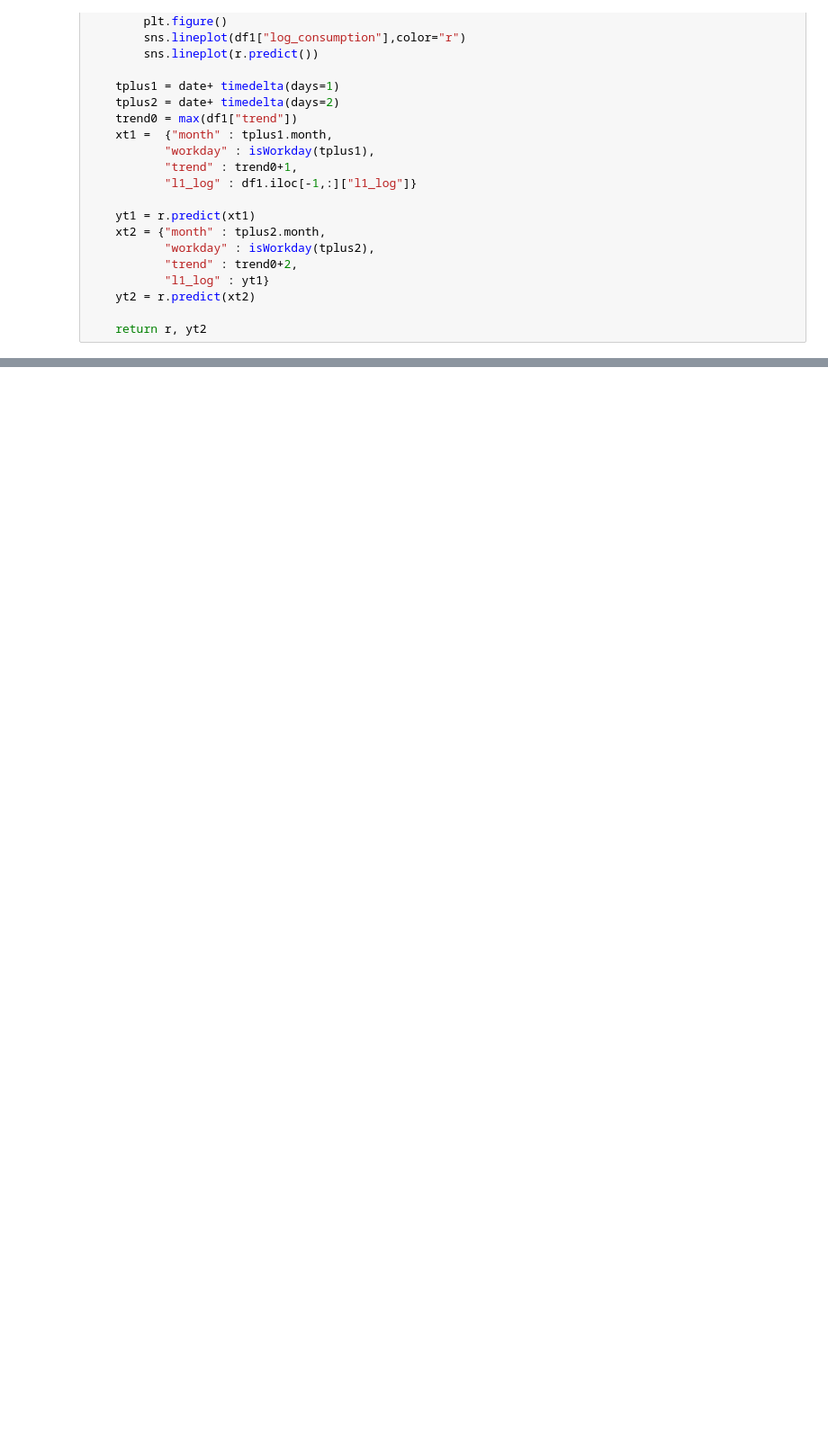
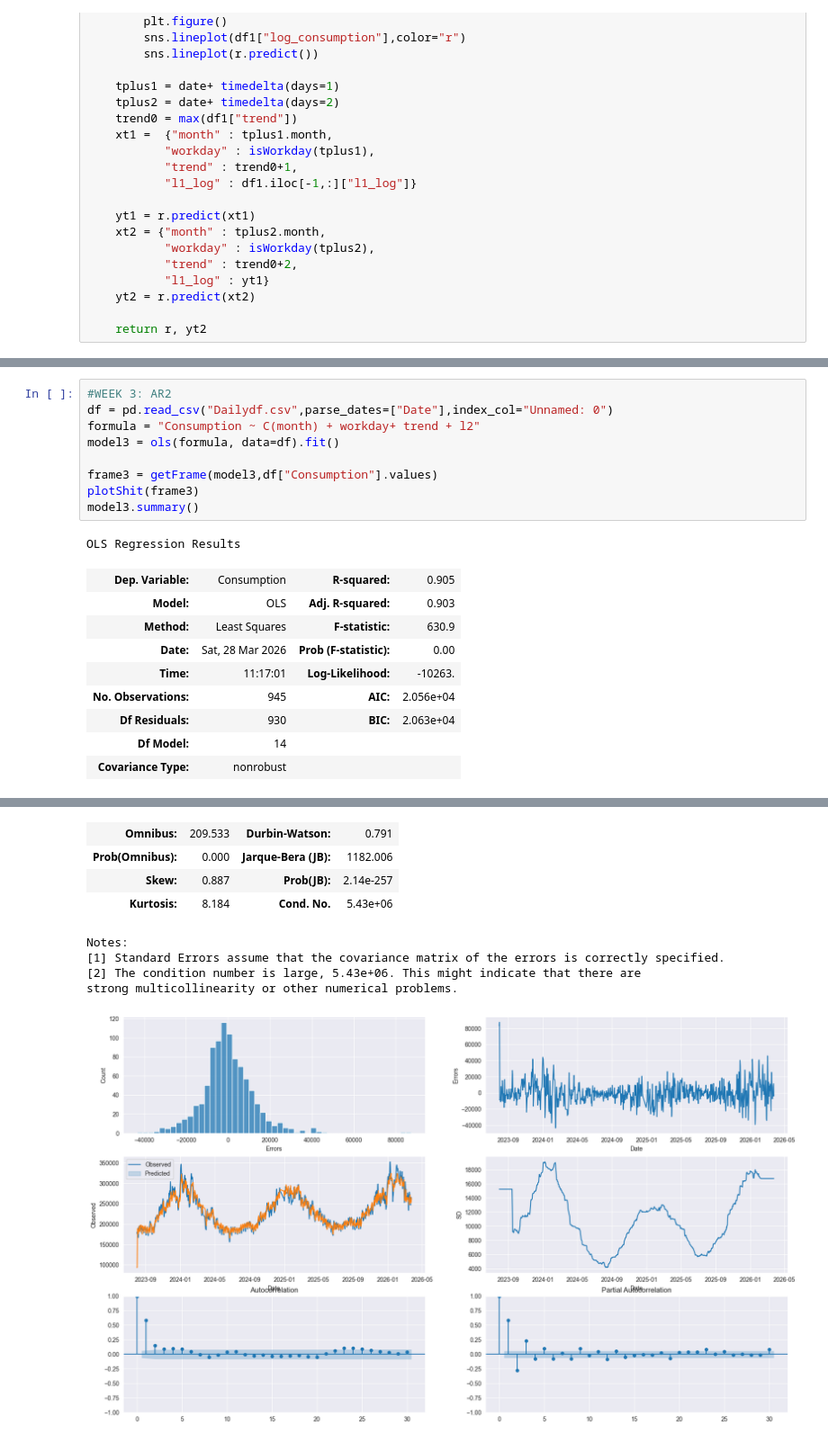
Before and after one commit to Smusts/Demand-Analytics-Project, a Jupyter notebook: Data exploration.ipynb, the cells around one changed output, grey strips where cells are left out. Shown at 90% size. Cells and saved outputs as stored; diff of their text form; blank space fills up the shorter version.

```diff
--- a/Data exploration.ipynb
+++ b/Data exploration.ipynb
@@ -78,0 +209,20 @@ df = pd.read_csv("Dailydf.csv",parse_dates=["Date"])
+# %%
+#WEEK 3: AR2
+df = pd.read_csv("Dailydf.csv",parse_dates=["Date"],index_col="Unnamed: 0")
+formula = "Consumption ~ C(month) + workday+ trend + l2"
+model3 = ols(formula, data=df).fit()
+
+frame3 = getFrame(model3,df["Consumption"].values)
+plotShit(frame3)
+model3.summary()
+# %% [output]
+OLS Regression Results
+| Dep. Variable: | Consumption | R-squared: | 0.905 |
+| Model: | OLS | Adj. R-squared: | 0.903 |
+| Method: | Least Squares | F-statistic: | 630.9 |
+| Date: | Sat, 28 Mar 2026 | Prob (F-statistic): | 0.00 |
+| Time: | 11:17:01 | Log-Likelihood: | -10263. |
+| No. Observations: | 945 | AIC: | 2.056e+04 |
+| Df Residuals: | 930 | BIC: | 2.063e+04 |
+| Df Model: | 14 |  |  |
+| Covariance Type: | nonrobust |  |  |
@@ -78,0 +245,9 @@ df = pd.read_csv("Dailydf.csv",parse_dates=["Date"])
+| Omnibus: | 209.533 | Durbin-Watson: | 0.791 |
+| Prob(Omnibus): | 0.000 | Jarque-Bera (JB): | 1182.006 |
+| Skew: | 0.887 | Prob(JB): | 2.14e-257 |
+| Kurtosis: | 8.184 | Cond. No. | 5.43e+06 |
+Notes:
+[1] Standard Errors assume that the covariance matrix of the errors is correctly specified.
+[2] The condition number is large, 5.43e+06. This might indicate that there are
+strong multicollinearity or other numerical problems.
+[figure, added]
```
Also changed, not shown: parts of 12 cells of this notebook, 1 other file.
